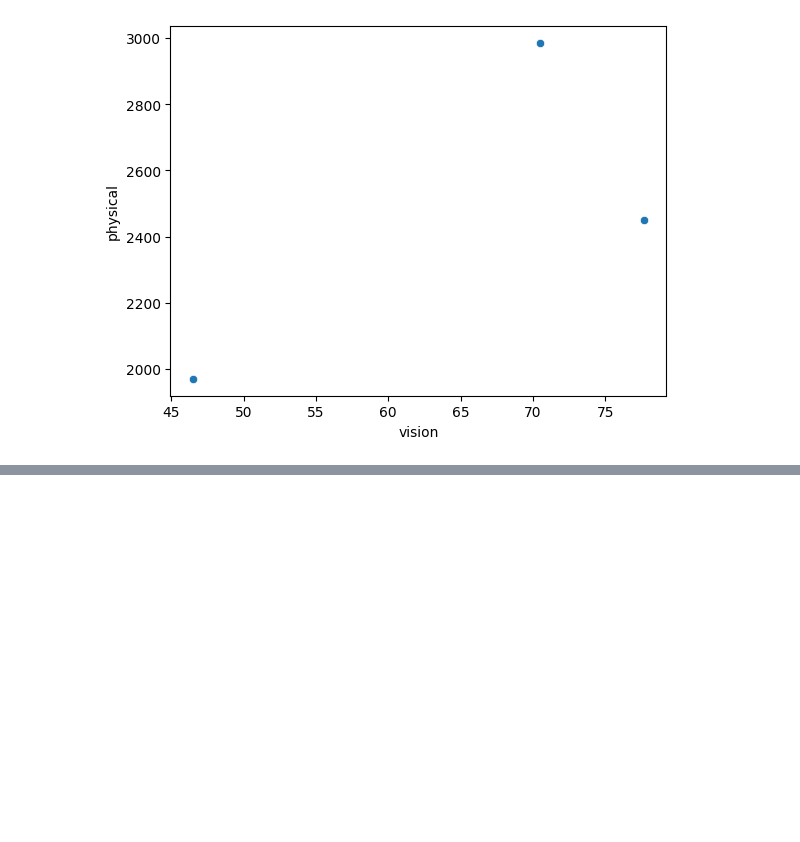
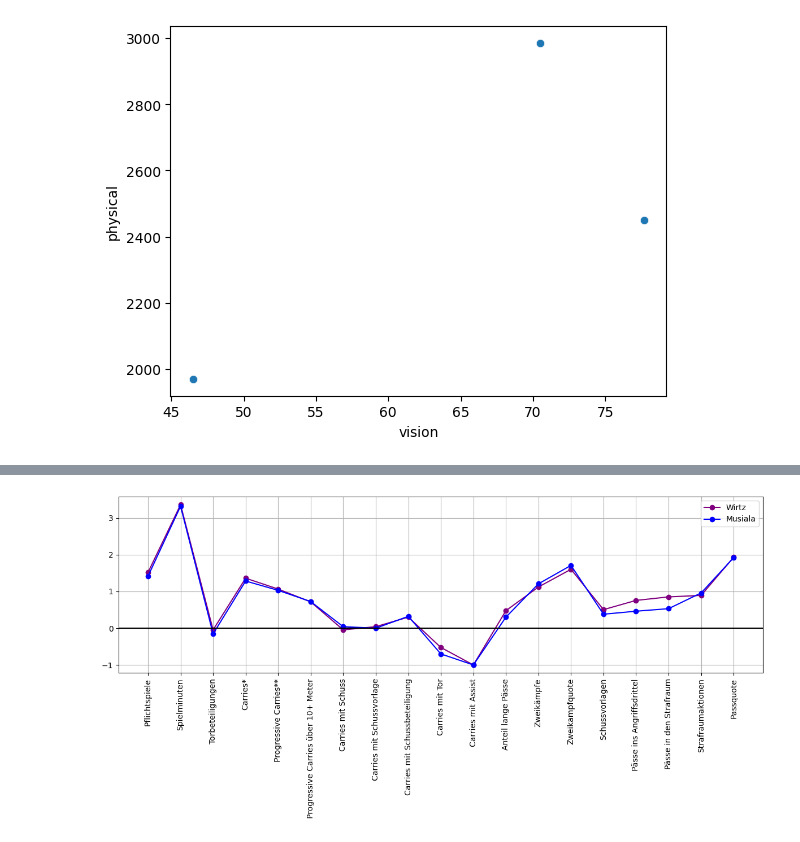
Before and after one commit to allorenz/football-player-similarity, a Jupyter notebook: src/playground.ipynb, the cells around one changed output, grey strips where cells are left out. Cells and saved outputs as stored; diff of their text form; code cells hidden in the pictures; blank space fills up the shorter version.

```diff
--- a/src/playground.ipynb
+++ b/src/playground.ipynb
@@ -193,0 +240,12 @@ sns.scatterplot(data=df,x= 'vision', y='physical')
+# %%
+plt.figure(figsize=(12, 6))
+plt.plot(df['Metrics'], df['logarithm_base2_Wirtz'], marker='o', color='purple', label='Wirtz')
+plt.plot(df['Metrics'], df['logarithm_base2_Musiala'], marker='o', color='blue', label='Musiala')
+plt.axhline(y = 0, color = 'black', linestyle = '-')
+plt.xticks(rotation=90)
+plt.grid()
+plt.legend()
+plt.tight_layout()
+plt.show()
+# %% [output]
+[figure, added]
```
Also changed, not shown: parts of 13 cells of this notebook, 2 other files.
